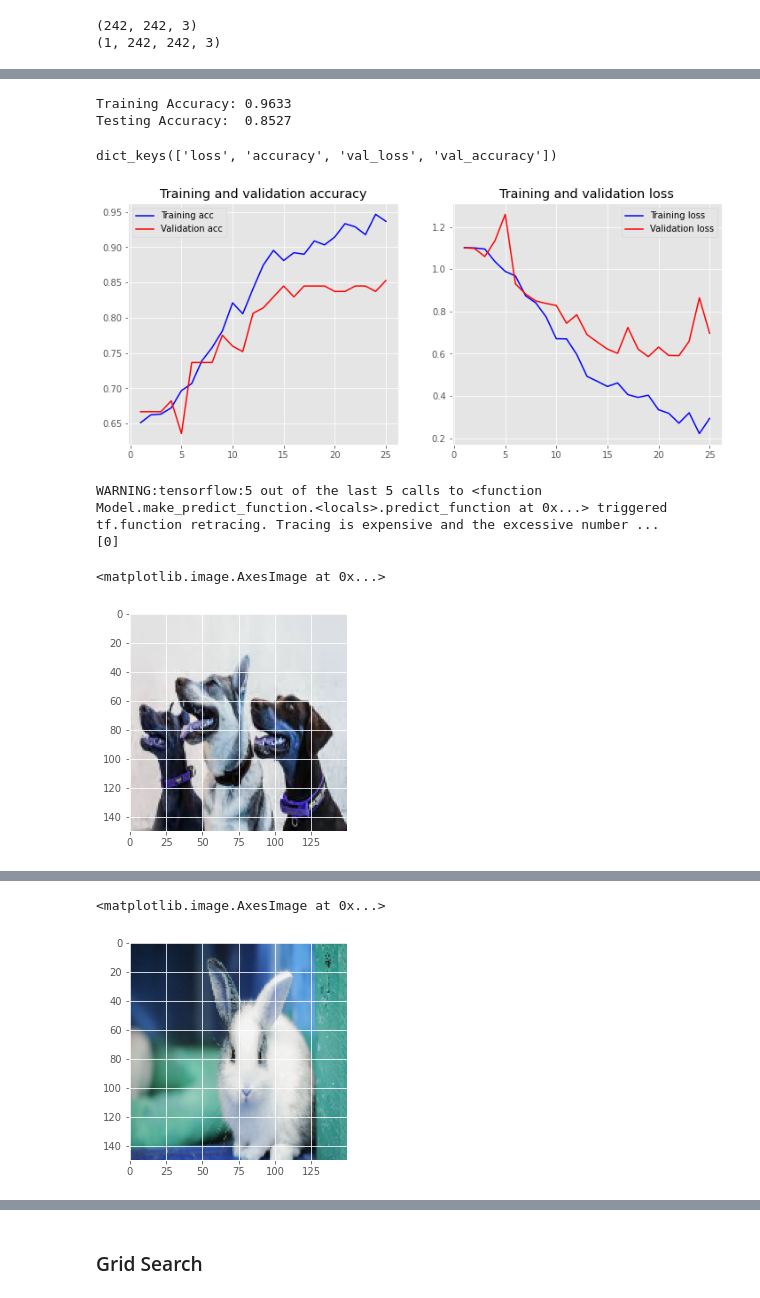
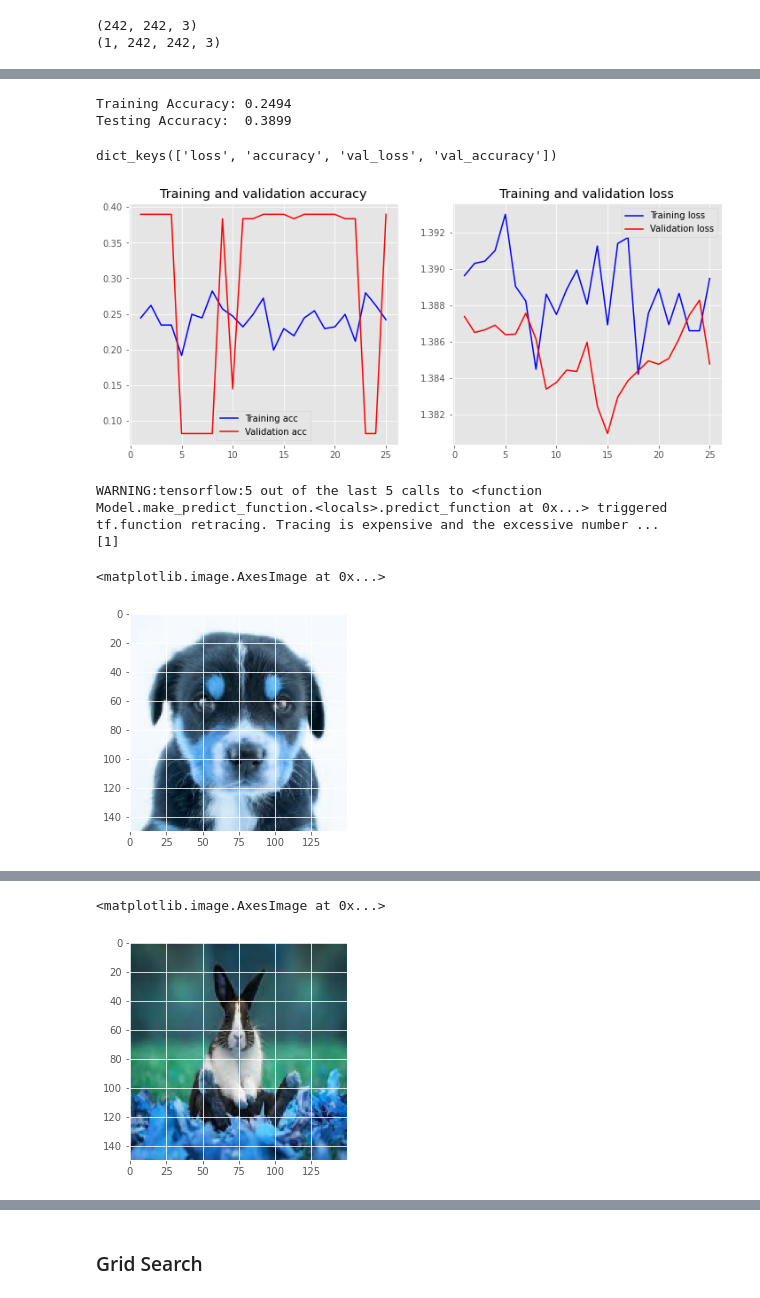
Before and after one commit to hachem13/data_artificial_inteligence, a Jupyter notebook: brief_projet/convenlution_neural_network/image_classification_keras.ipynb, the cells around one changed output, grey strips where cells are left out. Cells and saved outputs as stored; diff of their text form; code cells hidden in the pictures.

```diff
--- a/brief_projet/convenlution_neural_network/image_classification_keras.ipynb
+++ b/brief_projet/convenlution_neural_network/image_classification_keras.ipynb
@@ -275,7 +274,7 @@ model.add(Flatten()) # this converts our 3D feature maps to 1D feature vectors
 model.add(Dense(64))
 model.add(Activation('relu'))
 model.add(Dropout(0.5))
-model.add(Dense(1))
+model.add(Dense(4))
 model.add(Activation('softmax'))
 model.compile(loss='categorical_crossentropy',
 optimizer='rmsprop',
@@ -337,7 +335,7 @@ test_datagen = ImageDataGenerator(rescale=1./255)
 # batches of augmented image data
 train_generator = train_datagen.flow_from_directory(
 'data/train', # this is the target directory
-classes = ["cats","dogs", "rabbits"],
+classes = ["cats","dogs", "rabbits", "eagles"],
 target_size=(150, 150), # all images will be resized to 150x150
 batch_size=batch_size,
 class_mode='categorical')
@@ -347,7 +345,7 @@ Found 300 images belonging to 3 classes.
 # this is a similar generator, for validation data
 validation_generator = test_datagen.flow_from_directory(
 'data/validation',
-classes = ["cats","dogs", "rabbits"],
+classes = ["cats","dogs", "rabbits","eagles"],
 target_size=(150, 150),
 batch_size=batch_size,
 class_mode='categorical')
@@ -390,8 +388,8 @@ print("Training Accuracy: {:.4f}".format(accuracy))
 loss, accuracy = model.evaluate(validation_generator, verbose=False)
 print("Testing Accuracy:  {:.4f}".format(accuracy))
 # %% [output]
-Training Accuracy: 0.9633
-Testing Accuracy:  0.8527
+Training Accuracy: 0.2494
+Testing Accuracy:  0.3899
 # %%
 
 plt.style.use('ggplot')
@@ -421,7 +419,7 @@ dict_keys(['loss', 'accuracy', 'val_loss', 'val_accuracy'])
 # %%
 plot_history(history)
 # %% [output]
-[figure, old version]
+[figure, new version]
 # %%
 
 #model = Sequential()
@@ -431,7 +429,7 @@ model.compile(loss='categorical_crossentropy',
               optimizer='rmsprop',
               metrics=['accuracy'])
 
-img = cv2.imread('dog.jpeg')
+img = cv2.imread('data/test/dog.jpeg')
 img = cv2.resize(img,(150,150))
 img2 = np.reshape(img,[1,150,150,3])
 classes = model.predict_classes(img2)
@@ -439,15 +437,15 @@ print(classes)
 plt.imshow(img)
 # %% [output]
 WARNING:tensorflow:5 out of the last 5 calls to <function Model.make_predict_function.<locals>.predict_function at 0x...> triggered tf.function retracing. Tracing is expensive and the excessive number ...
-[0]
+[1]
 <matplotlib.image.AxesImage at 0x...>
-[figure, old version]
+[figure, new version]
 # %%
 model.compile(loss='catigorical_crossentropy',
               optimizer='rmsprop',
               metrics=['accuracy'])
 
-img = cv2.imread('rabbit-475261_0.jpg')
+img = cv2.imread('data/test/rabbit.jpeg')
 img = cv2.resize(img,(150,150))
 img2 = np.reshape(img,[1,150,150,3])
 classes = model.predict_classes(img2)
@@ -459,5 +456,5 @@ WARNING:tensorflow:6 out of the last 6 calls to <function Model.make_predict_fun
 <matplotlib.image.AxesImage at 0x...>
-[figure, old version]
+[figure, new version]
 # %%
 model.compile(loss='catigorical_crossentropy',
               optimizer='rmsprop',
```
Also changed, not shown: parts of 50 cells of this notebook.
